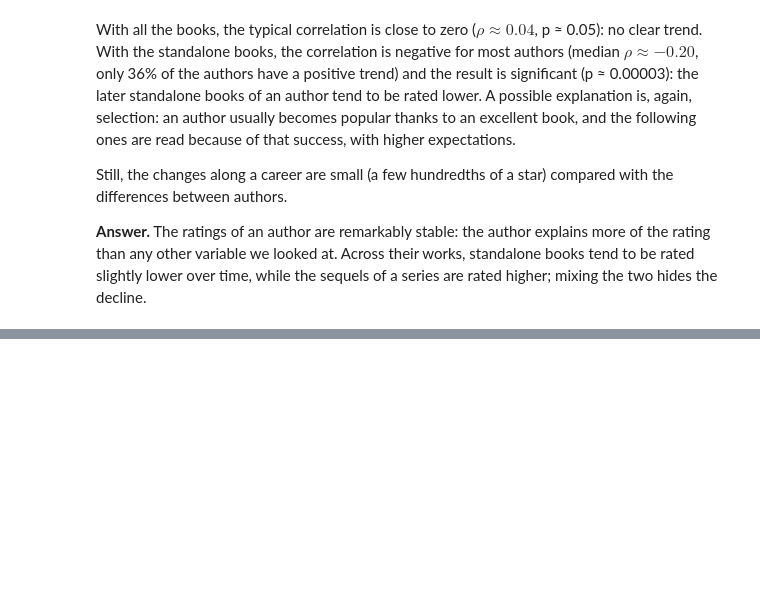
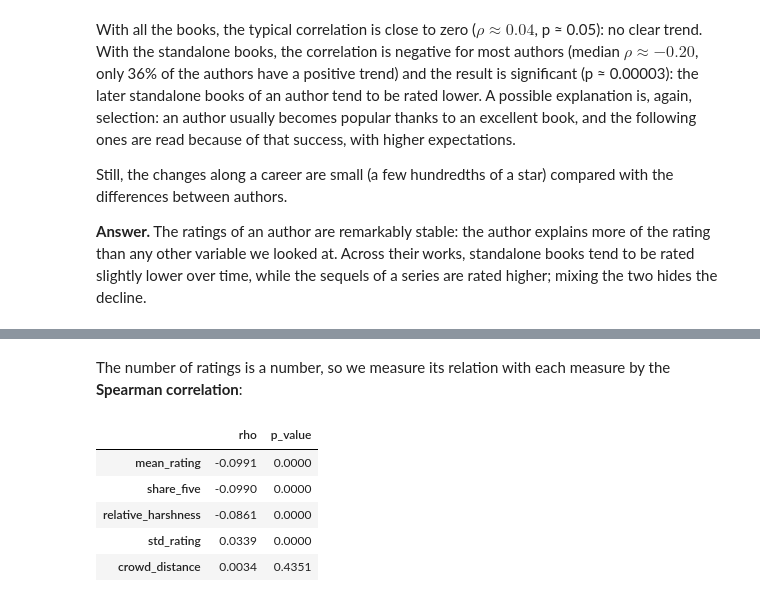
Before and after one commit to mbeyzademirkubuz/book-ratings-insights, a Jupyter notebook: notebooks/walkthrough.ipynb, the cells around one changed output, grey strips where cells are left out. Cells and saved outputs as stored; diff of their text form; code cells hidden in the pictures; blank space fills up the shorter version.

```diff
--- a/notebooks/walkthrough.ipynb
+++ b/notebooks/walkthrough.ipynb
@@ -735,0 +751,12 @@ higher; mixing the two hides the decline.
+# %% [markdown]
+The number of ratings is a number, so we measure its relation with each measure by
+the **Spearman correlation**:
+# %%
+correlate_with_activity(users).round(4)
+# %% [output]
+|  | rho | p_value |
+| mean_rating | -0.0991 | 0.0000 |
+| share_five | -0.0990 | 0.0000 |
+| relative_harshness | -0.0861 | 0.0000 |
+| std_rating | 0.0339 | 0.0000 |
+| crowd_distance | 0.0034 | 0.4351 |
```
Also changed, not shown: parts of 28 cells of this notebook, 2 other files.
